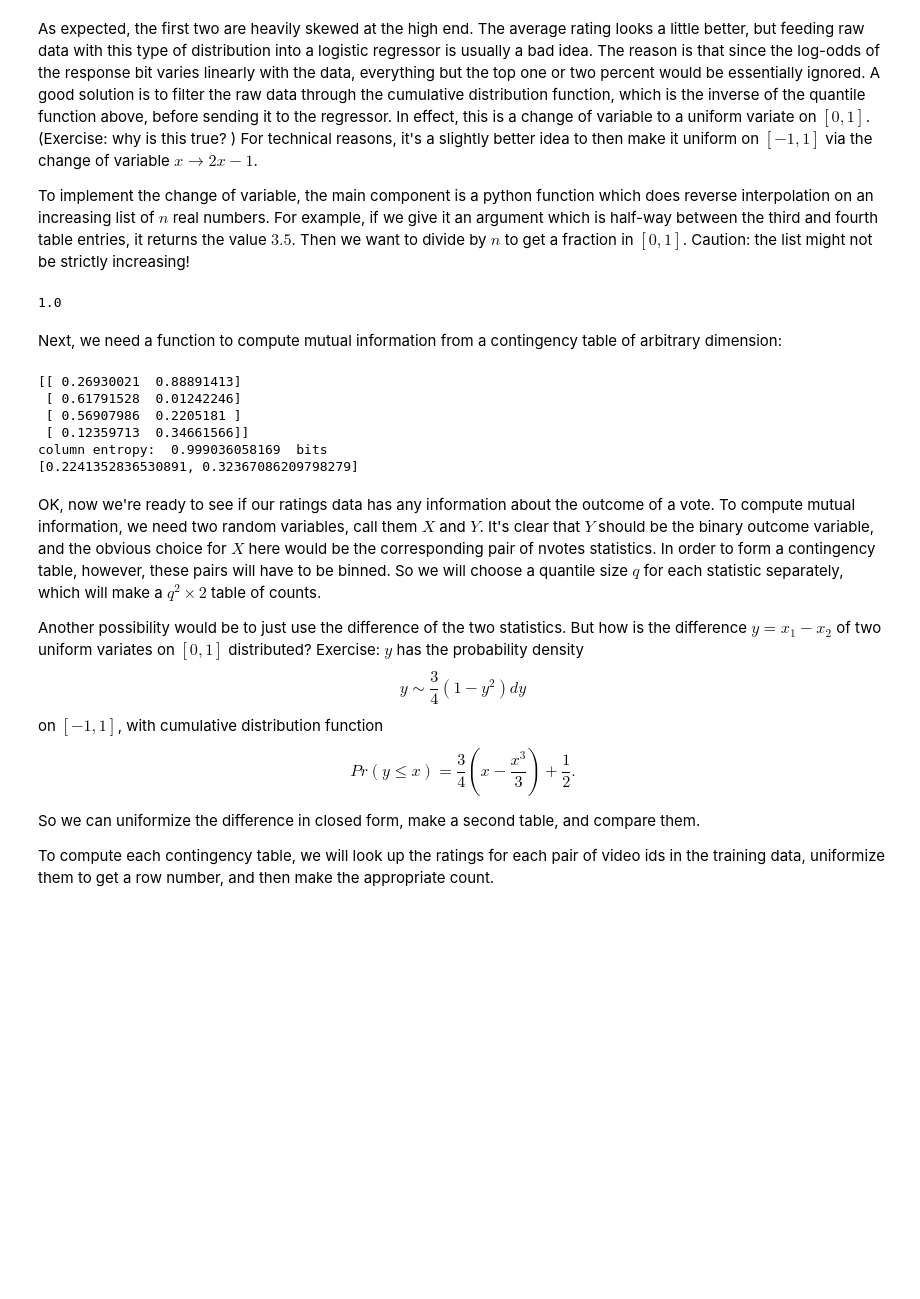
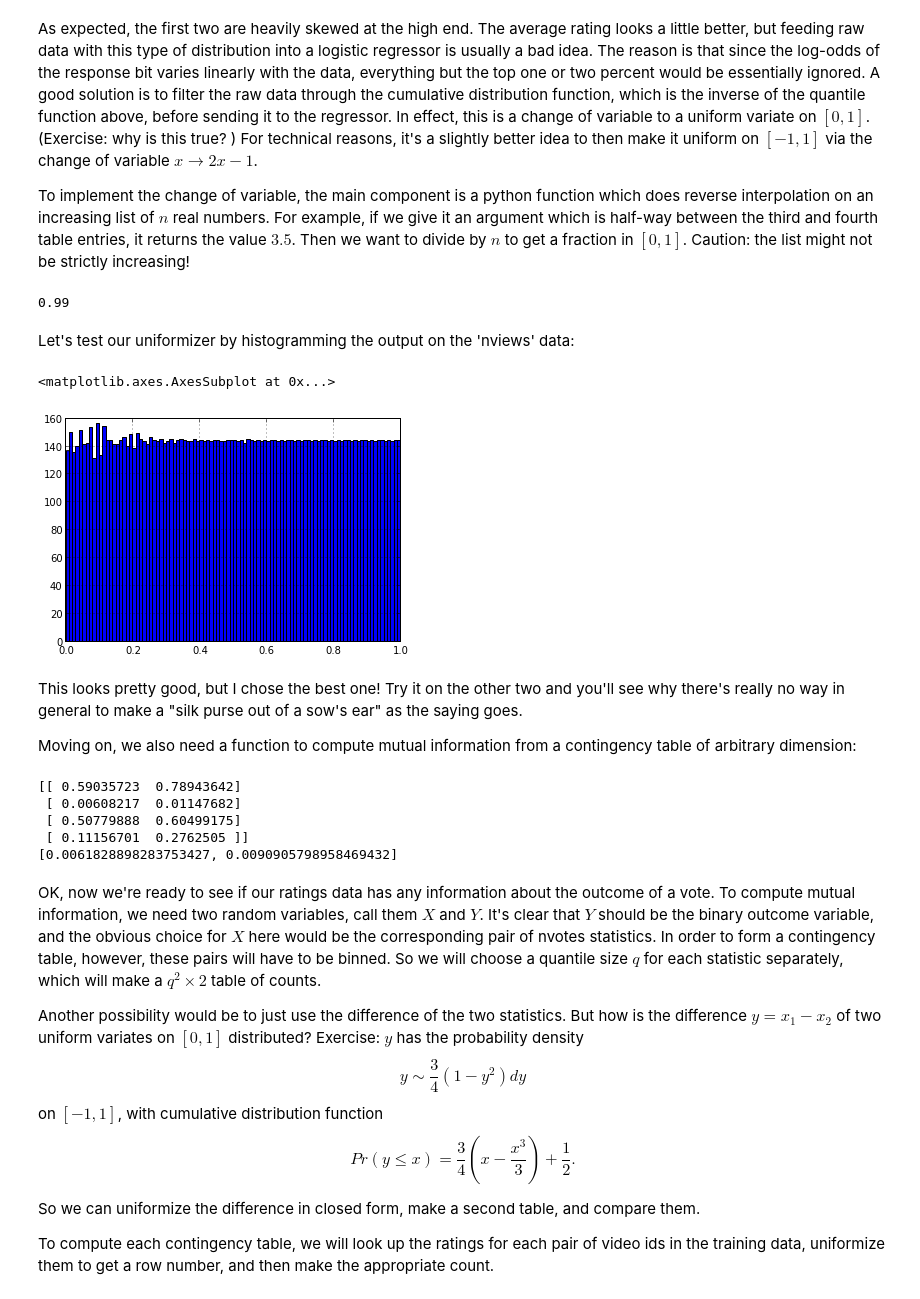
Before and after one commit to dmgoldschmidt/code, a Jupyter notebook: Course_Notes_scratch.ipynb, the cells around one changed output. Drawn from its saved outputs; the diff is of its cells as text; code cells hidden in the pictures; blank space fills up the shorter version.

```diff
--- a/Course_Notes_scratch.ipynb
+++ b/Course_Notes_scratch.ipynb
@@ -728,27 +728,38 @@ ax3.plot(rating_qtiles)
 As expected, the first two are heavily skewed at the high end.  The average rating looks a little better, but feeding raw data with this type of distribution into a logistic regressor is usually a bad idea.  The reason is that since the log-odds of the response bit varies linearly with the data, everything but the top one or two percent would be essentially ignored. A good solution is to filter the raw data through the cumulative distribution function, which is the inverse of the quantile function above, before sending it to the regressor.  In effect, this is a change of variable to a uniform variate on $[0,1]$. (Exercise:  why is this true? ) For technical reasons, it's a slightly better idea to then make it uniform on $[-1,1]$ via the change of variable $x\rightarrow 2x-1$.
 
 To implement the change of variable, the main component is a python function which does reverse interpolation on an increasing list of $n$ real numbers. For example, if we give it an argument which is half-way between the third and fourth table entries, it returns the value $3.5$.  Then we want to divide by $n$ to get a fraction in $[0,1]$.  Caution: the list might not be strictly increasing!
-# %%
-def uniform(table,arg):
-    n = len(table)
-    prev = table[0]
-    for i in range(0,n):
-        if table[i] == prev:
-            continue
-        if table[i] >= arg:
-            break
-        prev = table[i]
-    if i == 0:
-        return 0
-    if table[i] == prev:
-        return 1.0
- #   print "table[%d] = %.3f, prev = %.3f, arg = %.3f" % (i,table[i],prev,arg)
-    return (i + (arg*1.0 - prev)/(table[i] - prev))/n
-print uniform(nviews_qtiles,nviews_qtiles[99]+1)
-# %% [output]
-1.0
-# %% [markdown]
-Next, we need a function to compute mutual information from a contingency table of arbitrary dimension:
+# %%
+def uniform(table,arg):
+    n = len(table)
+    n1 = n-1
+    n0 = 0
+    if arg >= table[n1]:
+        return 1.0
+    if arg <= table[0]:
+        return 0
+    while n1-n0 > 1:
+        i = (n0+n1)/2
+        if arg < table[i]:
+            n1 = i
+        else:
+            n0 = i
+    if table[n0] == table[n1]:
+        return (n0*1.0)/n
+    return (n0*1.0 + (arg - table[n0])/(table[n1]-table[n0]))/n
+print uniform(nraters_qtiles,nraters_qtiles[990])
+# %% [output]
+0.99
+# %% [markdown]
+Let's test our uniformizer by histogramming the output on the 'nviews' data:
+# %%
+pd.Series([uniform(nviews_qtiles, metadata['nviews'][i]) for i in range(0,len(metadata['nviews']))]).hist(bins=100)
+# %% [output]
+<matplotlib.axes.AxesSubplot at 0x...>
+[figure, added]
+# %% [markdown]
+This looks pretty good, but I chose the best one!  Try it on the other two and you'll see why there's really no way in general to make a "silk purse out of a sow's ear" as the saying goes.
+
+Moving on, we also need a function to compute mutual information from a contingency table of arbitrary dimension:
 # %%
 import pandas as pd
 import numpy as np
@@ -773,7 +784,7 @@ def mutual_info(cont_tbl):
     col_ent = 0
     for j in range(0,n):
         col_ent -= col_sums[0,j]/N*log(col_sums[0,j]/N)
-    print "column entropy: ",col_ent/log(2)," bits"
+#    print "column entropy: ",col_ent/log(2)," bits"
     m_info[1] = m_info[0]/col_ent
     return m_info
 #    print joint
@@ -782,12 +793,11 @@ x = np.random.random([4,2])
 print x
 print mutual_info(x)
 # %% [output]
-[[ 0.26930021  0.88891413]
- [ 0.61791528  0.01242246]
- [ 0.56907986  0.2205181 ]
- [ 0.12359713  0.34661566]]
-column entropy:  0.999036058169  bits
-[0.2241352836530891, 0.32367086209798279]
+[[ 0.59035723  0.78943642]
+ [ 0.00608217  0.01147682]
+ [ 0.50779888  0.60499175]
+ [ 0.11156701  0.2762505 ]]
+[0.0061828898283753427, 0.0090905798958469432]
 # %% [markdown]
 OK, now we're ready to see if our ratings data has any information about the outcome of a vote. To compute mutual information, we need two random variables, call them $X$ and $Y$.  It's clear that $Y$ should be the binary outcome variable, and the obvious choice for $X$ here would be the corresponding pair of nvotes statistics.  In order to form a contingency table, however, these pairs will have to be binned.  So we will  choose a quantile size $q$ for each statistic separately, which will make a $q^2\times{2}$ table of counts.
 
```
Also changed, not shown: parts of 10 cells of this notebook.
